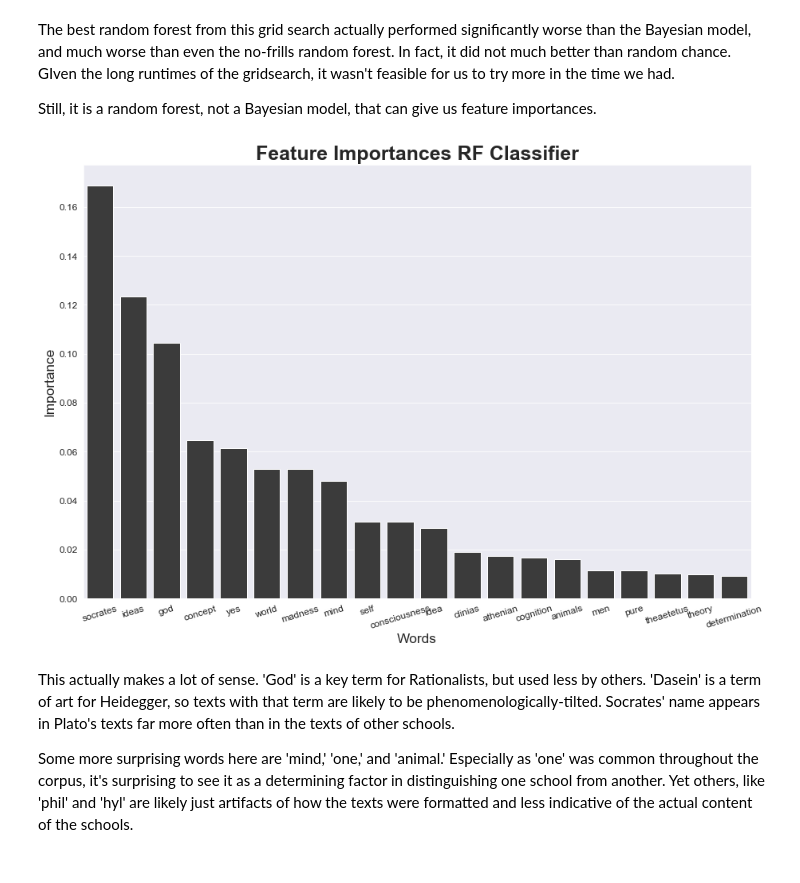
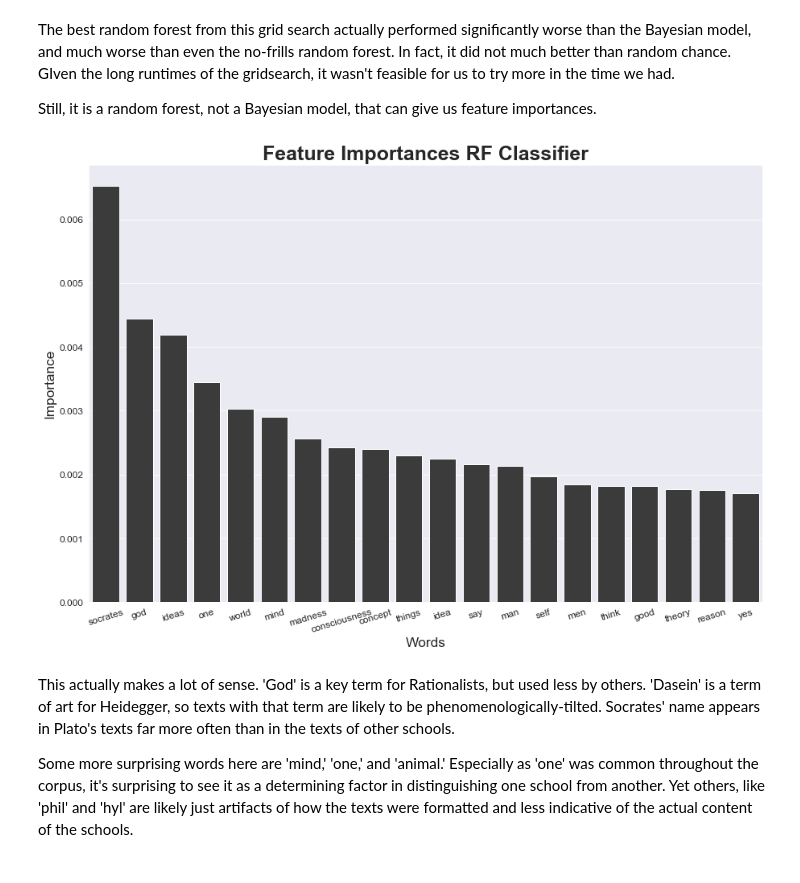
Before and after one commit to kcalizadeh/philosophy_classification_project, a Jupyter notebook: EDA_and_NB_model.ipynb, the cells around one changed output. Saved outputs shown, nothing was run; the diff lists cells and outputs as text; code cells hidden in the pictures.

```diff
--- a/EDA_and_NB_model.ipynb
+++ b/EDA_and_NB_model.ipynb
@@ -470,20 +440,20 @@ The best random forest from this grid search actually performed significantly wo
 
 Still, it is a random forest, not a Bayesian model, that can give us feature importances.
 # %%
-feature_importances = dict(pd.Series(best_model.feature_importances_,
+feature_importances = dict(pd.Series(rf_classifier.feature_importances_,
                             index=tfidvectorizer.get_feature_names()).sort_values(ascending=False)[:20])
 
 sns.set_style('darkgrid')
 fig = plt.subplots(figsize=(15, 10))
 sns.barplot(x=list(feature_importances.keys()), y=list(feature_importances.values()), color='#3B3B3B')
 plt.title('Feature Importances RF Classifier', size=25, fontweight='bold')
 plt.xlabel('Words', size='xx-large')
 plt.xticks(rotation=17, size='large')
 plt.ylabel('Importance', size='xx-large')
 plt.yticks(size='large')
 plt.show()
 # %% [output]
-[figure, old version]
+[figure, new version]
 # %% [markdown]
 This actually makes a lot of sense. 'God' is a key term for Rationalists, but used less by others. 'Dasein' is a term of art for Heidegger, so texts with that term are likely to be phenomenologically-tilted. Socrates' name appears in Plato's texts far more often than in the texts of other schools.
 
```
Also changed, not shown: parts of 15 cells of this notebook, 8 other files.
